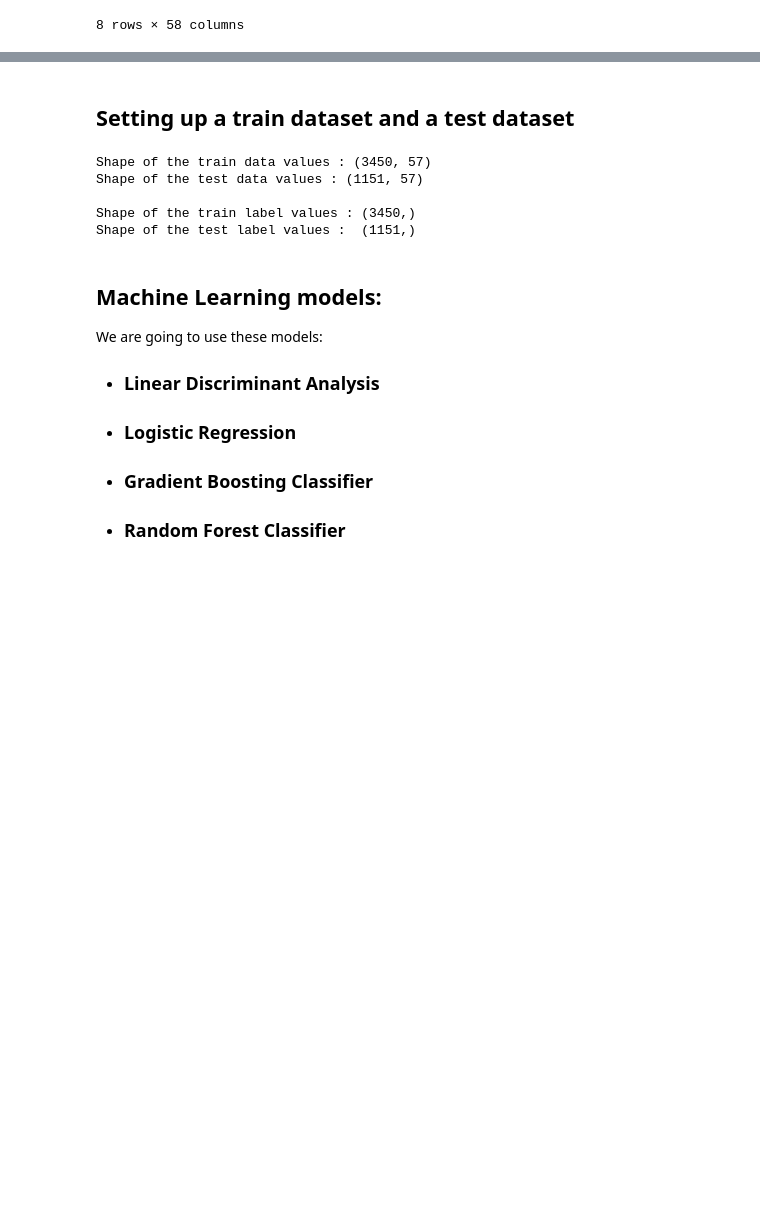
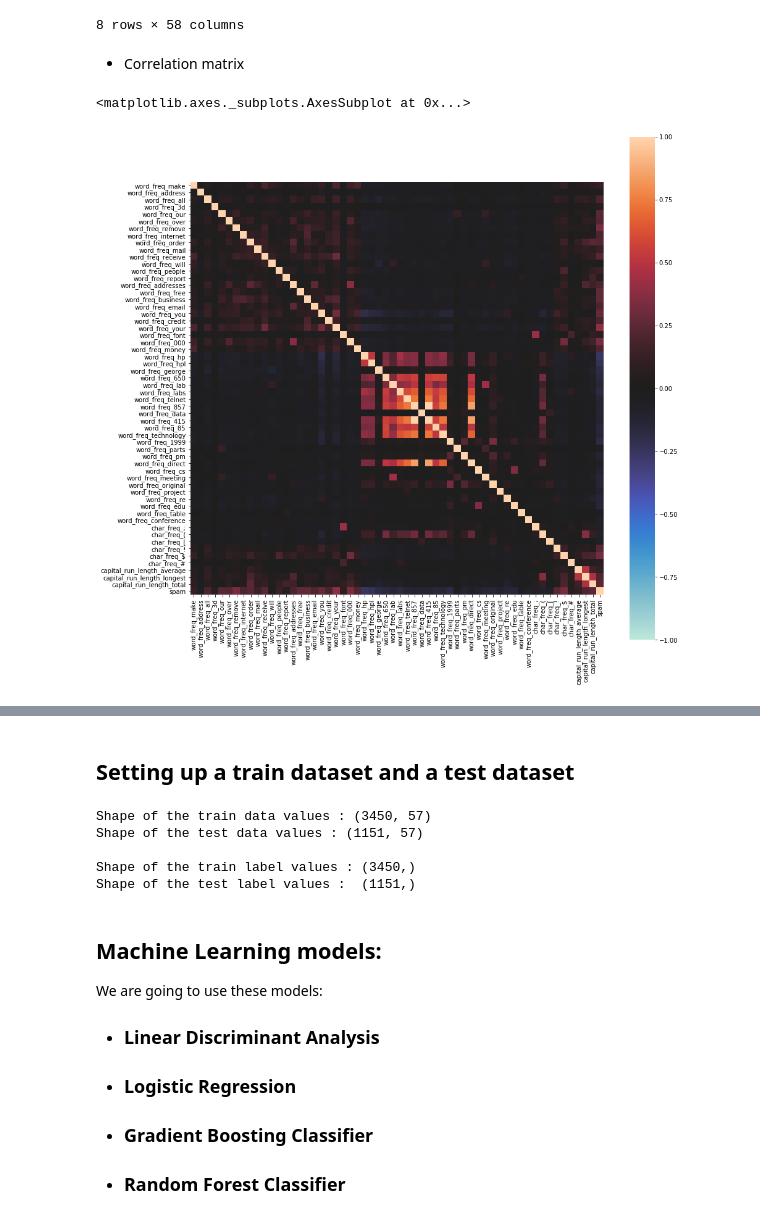
Before and after one commit to Maxime-JULLIEN/ESILV-Python, a Jupyter notebook: spambase_project.ipynb, the cells around one changed output, grey strips where cells are left out. Cells and saved outputs as stored; diff of their text form; code cells hidden in the pictures; blank space fills up the shorter version.

```diff
--- a/spambase_project.ipynb
+++ b/spambase_project.ipynb
@@ -71,3 +87,11 @@ spambase_df.describe()
 | 75% | 0.000000 | 0.000000 | 0.420000 | 0.000000 | 0.380000 | 0.000000 | ... |
 | max | 4.540000 | 14.280000 | 5.100000 | 42.810000 | 10.000000 | 5.880000 | ... |
 8 rows × 58 columns
+# %% [markdown]
+* Correlation matrix
+# %%
+fig = plt.figure(figsize=(15,15))
+sns.heatmap(spambase_df.corr(), cmap ="icefire", vmin=-1, square=True,)
+# %% [output]
+<matplotlib.axes._subplots.AxesSubplot at 0x...>
+[figure, added]
```
Also changed, not shown: parts of 16 cells of this notebook.
